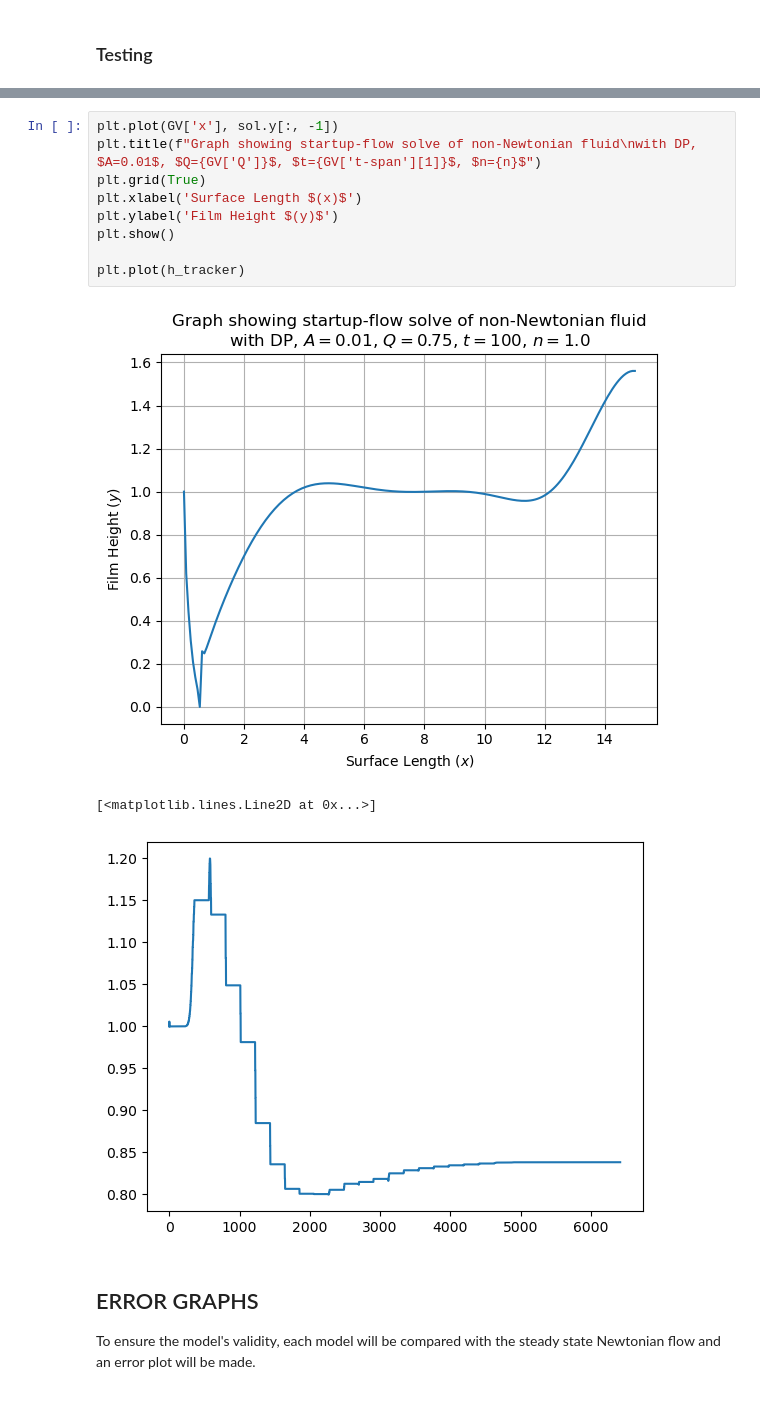
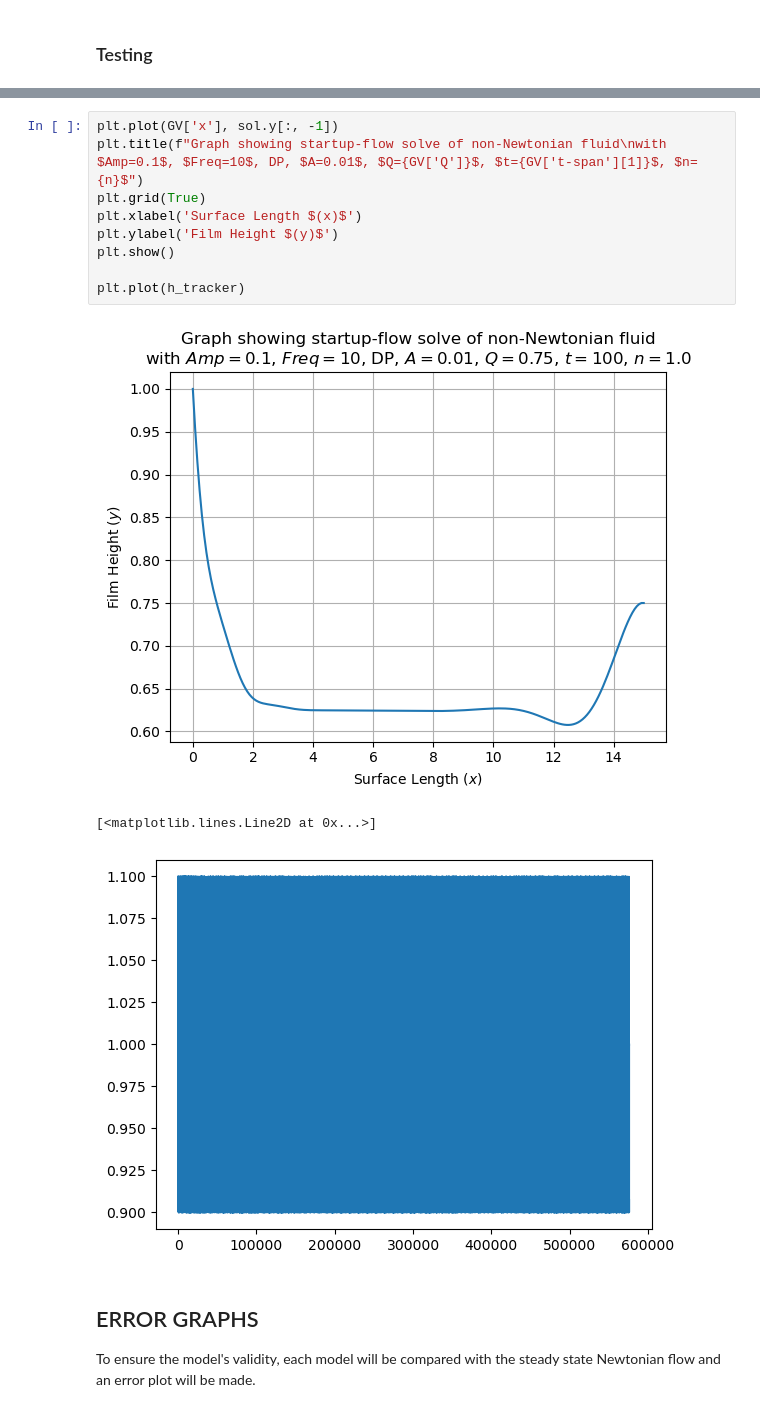
Before and after one commit to jrobo-gith/Independent-project-code, a Jupyter notebook: collection_overall.ipynb, the cells around one changed output, grey strips where cells are left out. Saved outputs shown, nothing was run; the diff lists cells and outputs as text.

Commit message:
Added varying frequency on h0 on a newtonian fluid

```diff
--- a/collection_overall.ipynb
+++ b/collection_overall.ipynb
@@ -879,16 +883,16 @@ print(sol.message)
 # %%
 plt.plot(GV['x'], sol.y[:, -1])
-plt.title(f"Graph showing startup-flow solve of non-Newtonian fluid\nwith DP, $A=0.01$, $Q={GV['Q']}$, $t={GV['t-span'][1]}$, $n={n}$")
+plt.title(f"Graph showing startup-flow solve of non-Newtonian fluid\nwith $Amp=0.1$, $Freq=10$, DP, $A=0.01$, $Q={GV['Q']}$, $t={GV['t-span'][1]}$, $n={n}$")
 plt.grid(True)
 plt.xlabel('Surface Length $(x)$')
 plt.ylabel('Film Height $(y)$')
 plt.show()
 
 plt.plot(h_tracker)
 # %% [output]
-[figure, old version]
+[figure, new version]
 [<matplotlib.lines.Line2D at 0x...>]
-[figure, old version]
+[figure, new version]
 # %% [markdown]
 ## ERROR GRAPHS
 To ensure the model's validity, each model will be compared with the steady state Newtonian flow and an error plot will be made.
```
Also changed, not shown: parts of 1 cell of this notebook, 1 other file.
